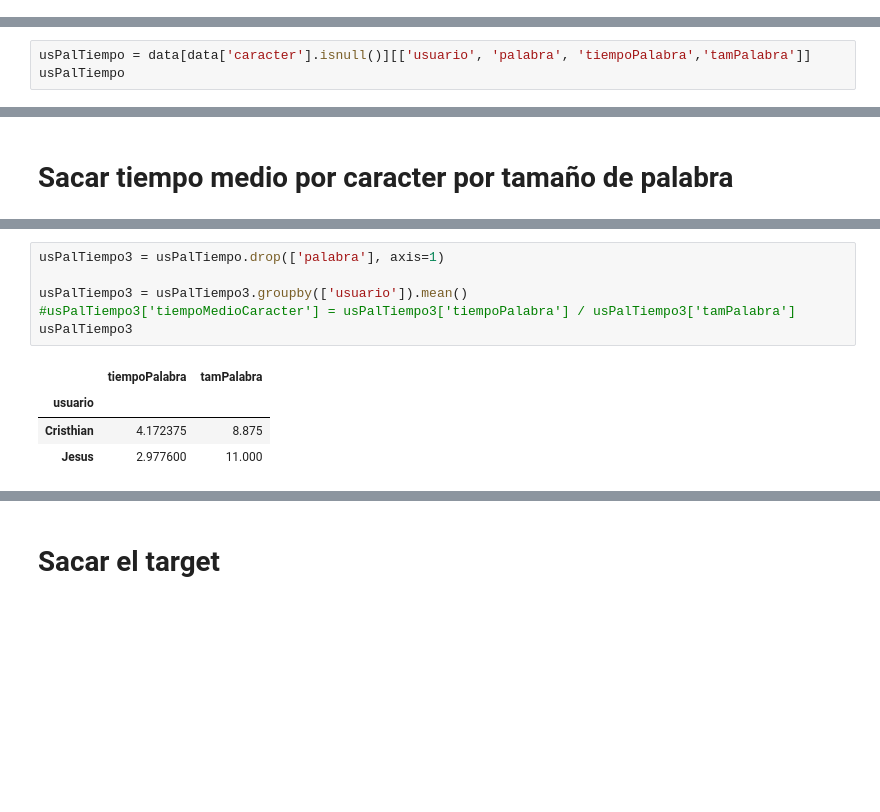
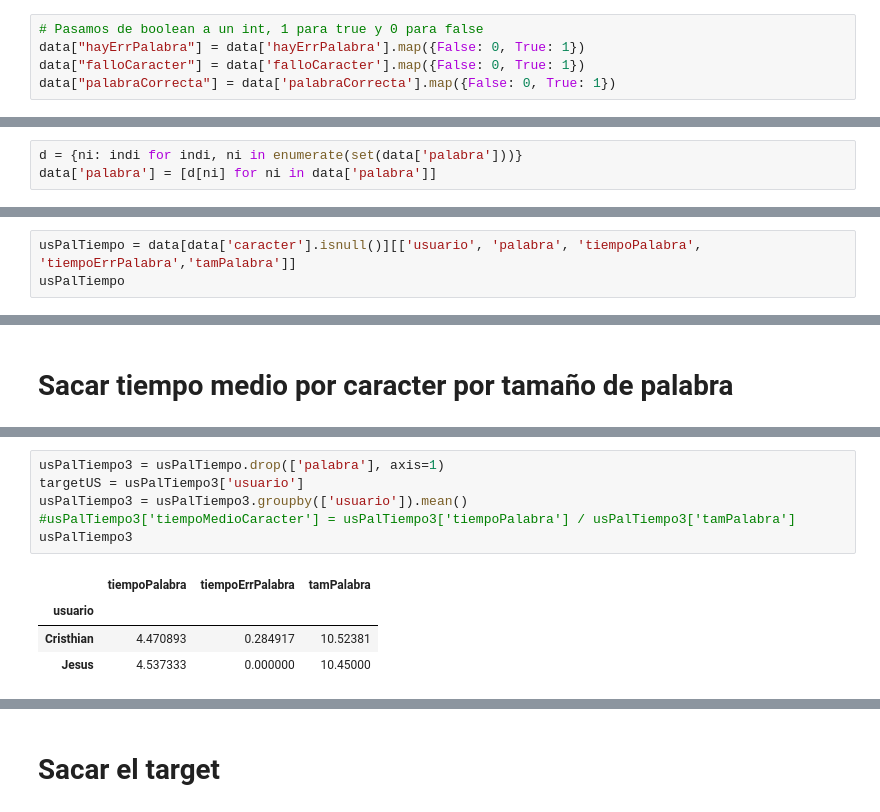
Before and after one commit to cristhro/Python_Machine_Learning, a Jupyter notebook: ejercicio 4/notebook.ipynb, the cells around one changed output, grey strips where cells are left out. Drawn from its saved outputs; the diff is of its cells as text; blank space fills up the shorter version.

```diff
--- a/ejercicio 4/notebook.ipynb
+++ b/ejercicio 4/notebook.ipynb
@@ -44,3 +41,8 @@ for df in [data]:
+# %%
+# Pasamos de boolean a un int, 1 para true y 0 para false
+data["hayErrPalabra"] = data['hayErrPalabra'].map({False: 0, True: 1})
+data["falloCaracter"] = data['falloCaracter'].map({False: 0, True: 1})
+data["palabraCorrecta"] = data['palabraCorrecta'].map({False: 0, True: 1})
 # %% [markdown]
 # Quitarle los espacios en blanco al usuario
 # %%
@@ -51,0 +58,3 @@ data["usuarioID"] = data['usuario'].map({"Cristhian": 0, "Jesus": 1})
+# %%
+d = {ni: indi for indi, ni in enumerate(set(data['palabra']))}
+data['palabra'] = [d[ni] for ni in data['palabra']]
@@ -89,6 +109,6 @@ Enter
 # %% [markdown]
 # Usuario, palabra, tiempo
 # %%
-usPalTiempo = data[data['caracter'].isnull()][['usuario', 'palabra', 'tiempoPalabra','tamPalabra']]
+usPalTiempo = data[data['caracter'].isnull()][['usuario', 'palabra', 'tiempoPalabra', 'tiempoErrPalabra','tamPalabra']]
 usPalTiempo
 # %% [output]
@@ -132,13 +221,13 @@ usPalTiempo2
 # %%
 usPalTiempo3 = usPalTiempo.drop(['palabra'], axis=1)
-
+targetUS = usPalTiempo3['usuario']
 usPalTiempo3 = usPalTiempo3.groupby(['usuario']).mean()
 #usPalTiempo3['tiempoMedioCaracter'] = usPalTiempo3['tiempoPalabra'] / usPalTiempo3['tamPalabra']
 usPalTiempo3
 # %% [output]
-|  | tiempoPalabra | tamPalabra |
-| usuario |  |  |
-| Cristhian | 4.172375 | 8.875 |
-| Jesus | 2.977600 | 11.000 |
+|  | tiempoPalabra | tiempoErrPalabra | tamPalabra |
+| usuario |  |  |  |
+| Cristhian | 4.470893 | 0.284917 | 10.52381 |
+| Jesus | 4.537333 | 0.000000 | 10.45000 |
 # %%
 usPalTiempo3['tiempoEnter'] = Enter
```
Also changed, not shown: parts of 48 cells of this notebook, 1 other file.
